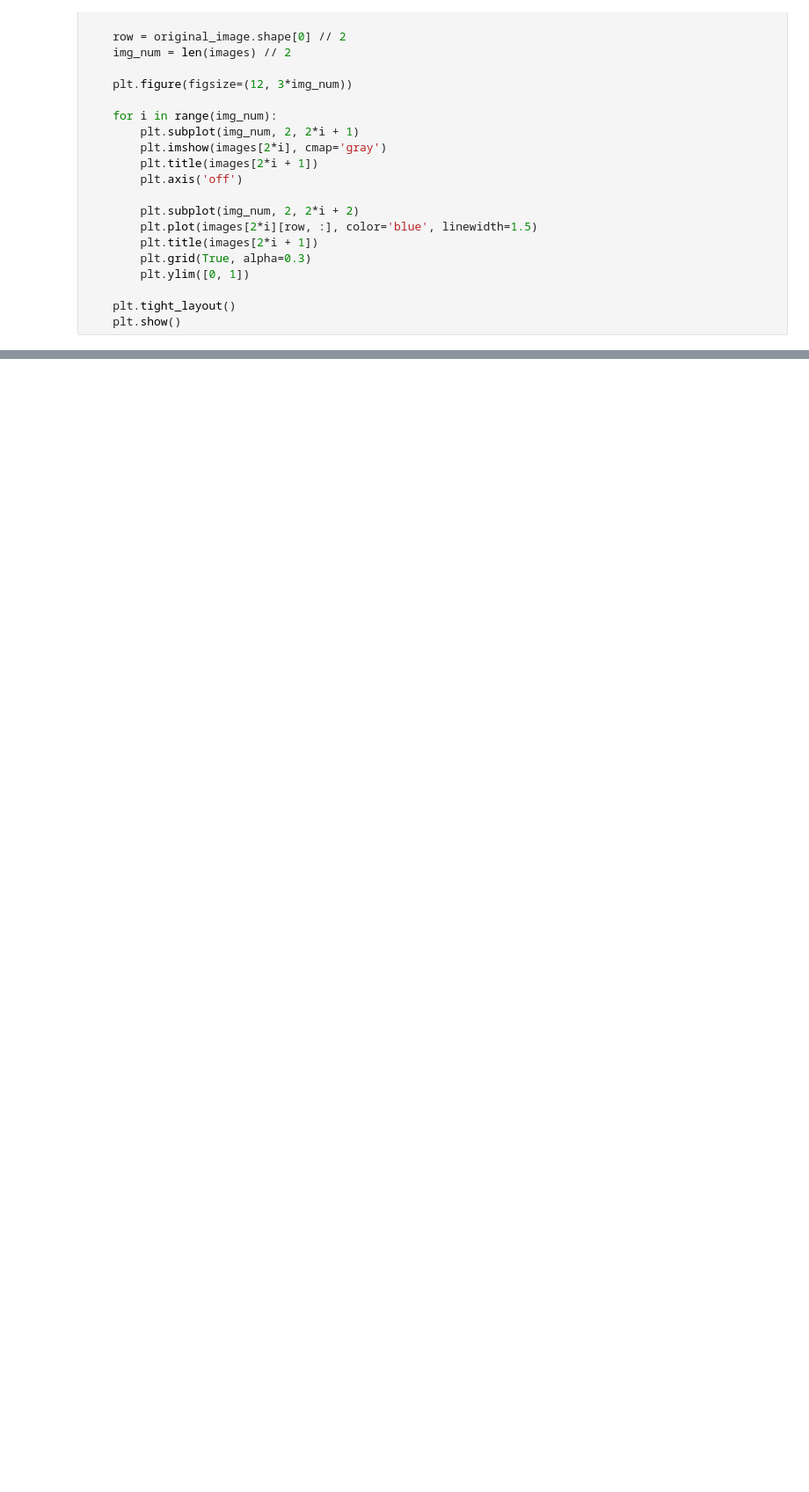
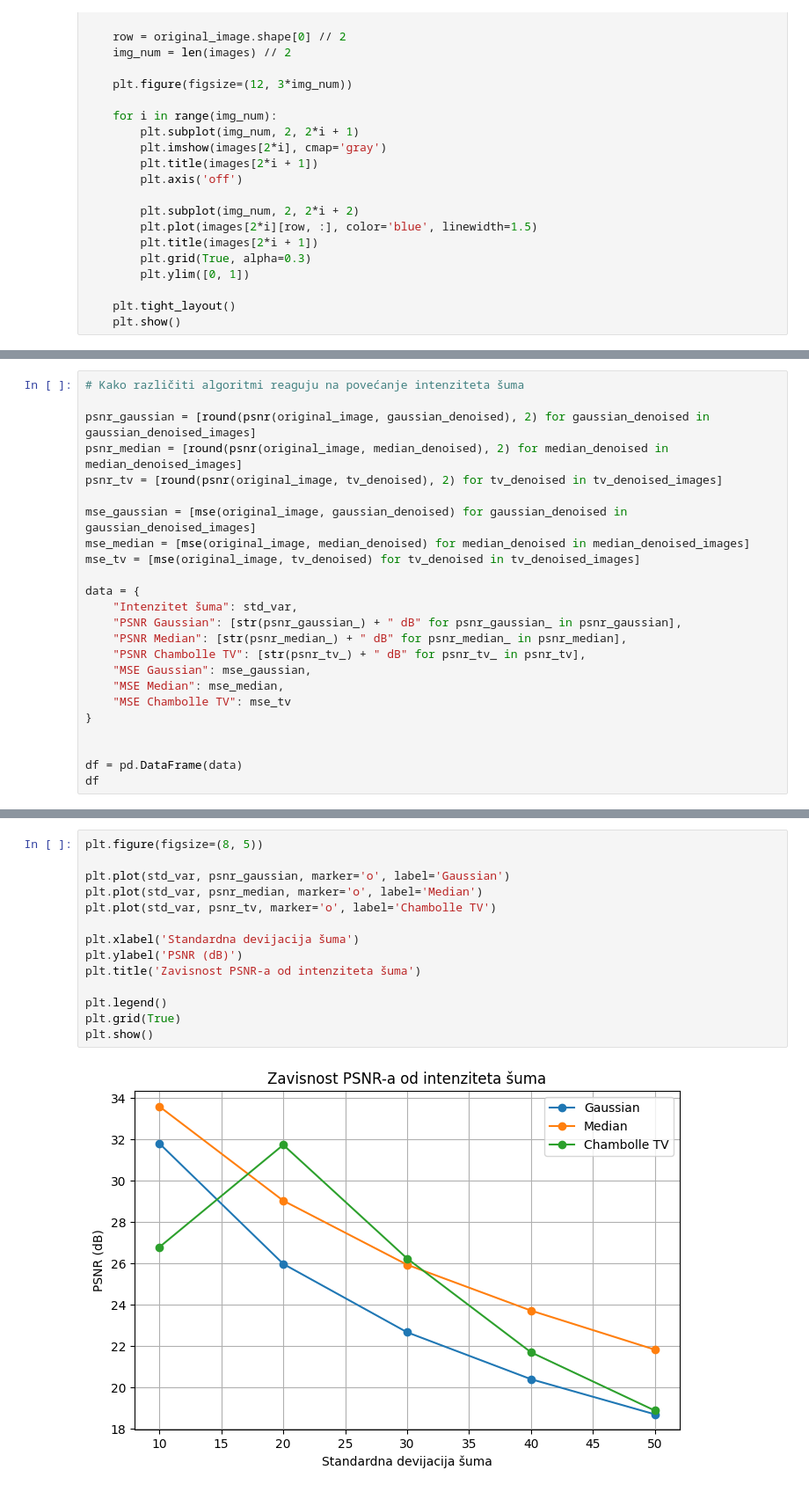
Before and after one commit to NataMata/TotalVariationDenoisingMethod, a Jupyter notebook: gaussian_median_chambolle.ipynb, the cells around one changed output, grey strips where cells are left out. Shown at 88% size. Saved outputs shown, nothing was run; the diff lists cells and outputs as text; blank space fills up the shorter version.

```diff
--- a/gaussian_median_chambolle.ipynb
+++ b/gaussian_median_chambolle.ipynb
@@ -162,0 +164,24 @@ plot_signal(original_image,'Original signal', noisy_image, 'Noisy signal', gauss
+# %%
+# Kako različiti algoritmi reaguju na povećanje intenziteta šuma
+
+psnr_gaussian = [round(psnr(original_image, gaussian_denoised), 2) for gaussian_denoised in gaussian_denoised_images]
+psnr_median = [round(psnr(original_image, median_denoised), 2) for median_denoised in median_denoised_images]
+psnr_tv = [round(psnr(original_image, tv_denoised), 2) for tv_denoised in tv_denoised_images]
+
+mse_gaussian = [mse(original_image, gaussian_denoised) for gaussian_denoised in gaussian_denoised_images]
+mse_median = [mse(original_image, median_denoised) for median_denoised in median_denoised_images]
+mse_tv = [mse(original_image, tv_denoised) for tv_denoised in tv_denoised_images]
+
+data = {
+    "Intenzitet šuma": std_var,
+    "PSNR Gaussian": [str(psnr_gaussian_) + " dB" for psnr_gaussian_ in psnr_gaussian],
+    "PSNR Median": [str(psnr_median_) + " dB" for psnr_median_ in psnr_median],
+    "PSNR Chambolle TV": [str(psnr_tv_) + " dB" for psnr_tv_ in psnr_tv],
+    "MSE Gaussian": mse_gaussian,
+    "MSE Median": mse_median,
+    "MSE Chambolle TV": mse_tv
+}
+
+
+df = pd.DataFrame(data)
+df
@@ -162,0 +195,16 @@ plot_signal(original_image,'Original signal', noisy_image, 'Noisy signal', gauss
+# %%
+plt.figure(figsize=(8, 5))
+
+plt.plot(std_var, psnr_gaussian, marker='o', label='Gaussian')
+plt.plot(std_var, psnr_median, marker='o', label='Median')
+plt.plot(std_var, psnr_tv, marker='o', label='Chambolle TV')
+
+plt.xlabel('Standardna devijacija šuma')
+plt.ylabel('PSNR (dB)')
+plt.title('Zavisnost PSNR-a od intenziteta šuma')
+
+plt.legend()
+plt.grid(True)
+plt.show()
+# %% [output]
+[figure, added]
```
Also changed, not shown: parts of 6 cells of this notebook.
